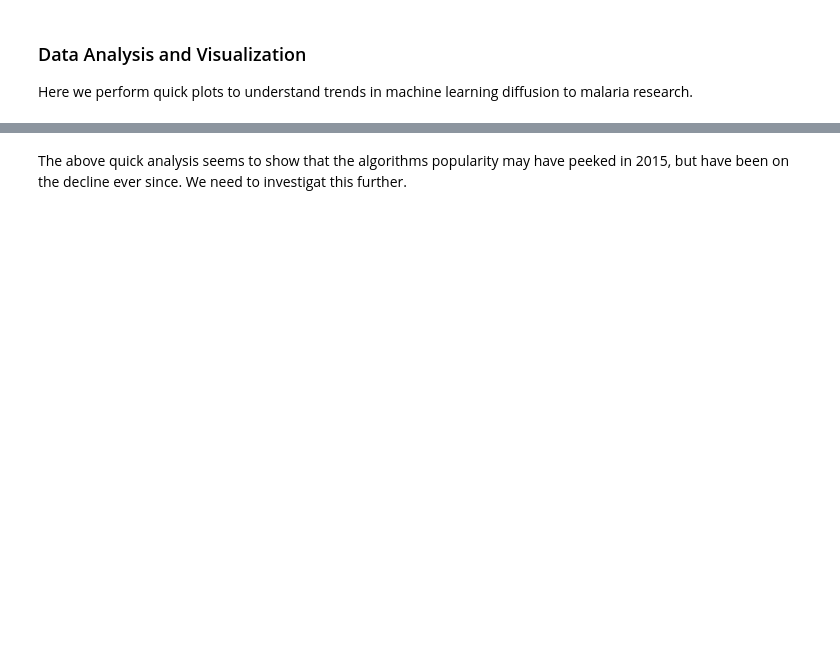
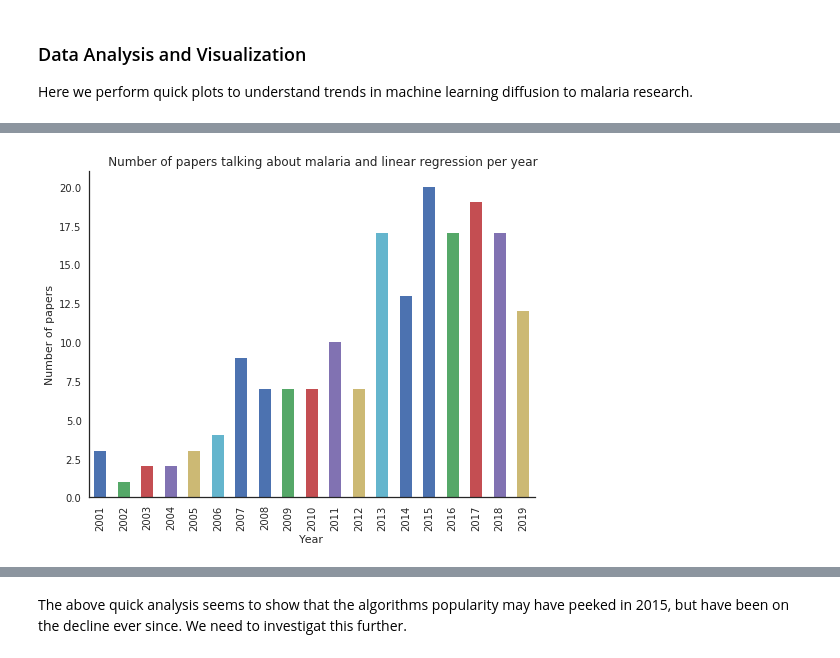
Before and after one commit to kipkurui/MachineLearning4Malaria, a Jupyter notebook: Data_fetching_and_Analysis.ipynb, the cells around one changed output, grey strips where cells are left out. Cells and saved outputs as stored; diff of their text form; code cells hidden in the pictures; blank space fills up the shorter version.

```diff
--- a/Data_fetching_and_Analysis.ipynb
+++ b/Data_fetching_and_Analysis.ipynb
@@ -485,0 +470,5 @@ plt.savefig('Plots/malaria_%s.png' % out_file)
+# %%
+machine = "linear regression"
+plot_counts(machine)
+# %% [output]
+[figure, added]
```
Also changed, not shown: parts of 13 cells of this notebook, 10 other files.
